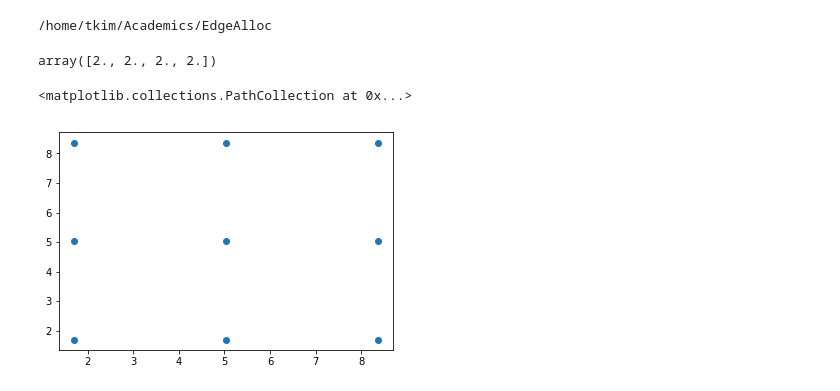
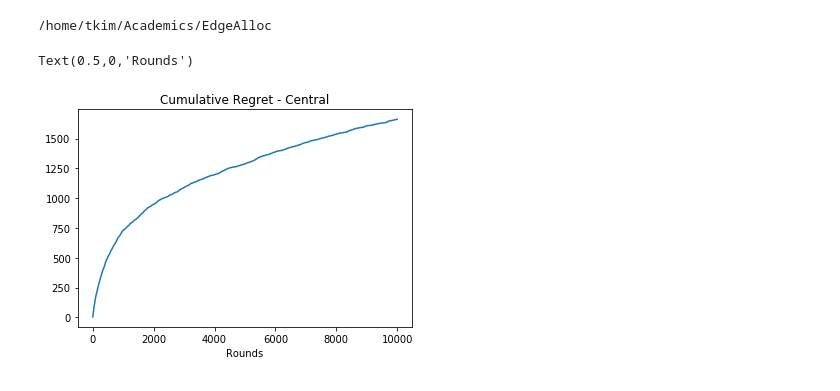
Before and after one commit to tj-kim/EdgeAlloc, a Jupyter notebook: notebooks/23_03_12 Dist Naive UCB.ipynb, the cells around one changed output. Cells and saved outputs as stored; diff of their text form; code cells hidden in the pictures.

```diff
--- a/notebooks/23_03_12 Dist Naive UCB.ipynb
+++ b/notebooks/23_03_12 Dist Naive UCB.ipynb
@@ -47,13 +84,7 @@ regret_dist = np.zeros(T)
-# %%
-capacity
-# %% [output]
-array([2., 2., 2., 2.])
-# %%
-x = [p[0] for p in usr_locs]
-y = [p[1] for p in usr_locs]
-
-# Create a scatter plot of the points
-plt.scatter(x, y)
-# %% [output]
-<matplotlib.collections.PathCollection at 0x...>
-[figure, removed]
+# %%
+plt.plot(np.cumsum(regret_central))
+plt.title("Cumulative Regret - Central")
+plt.xlabel("Rounds")
+# %% [output]
+Text(0.5,0,'Rounds')
+[figure, added]
```
Also changed, not shown: parts of 6 cells of this notebook, 6 other files.
